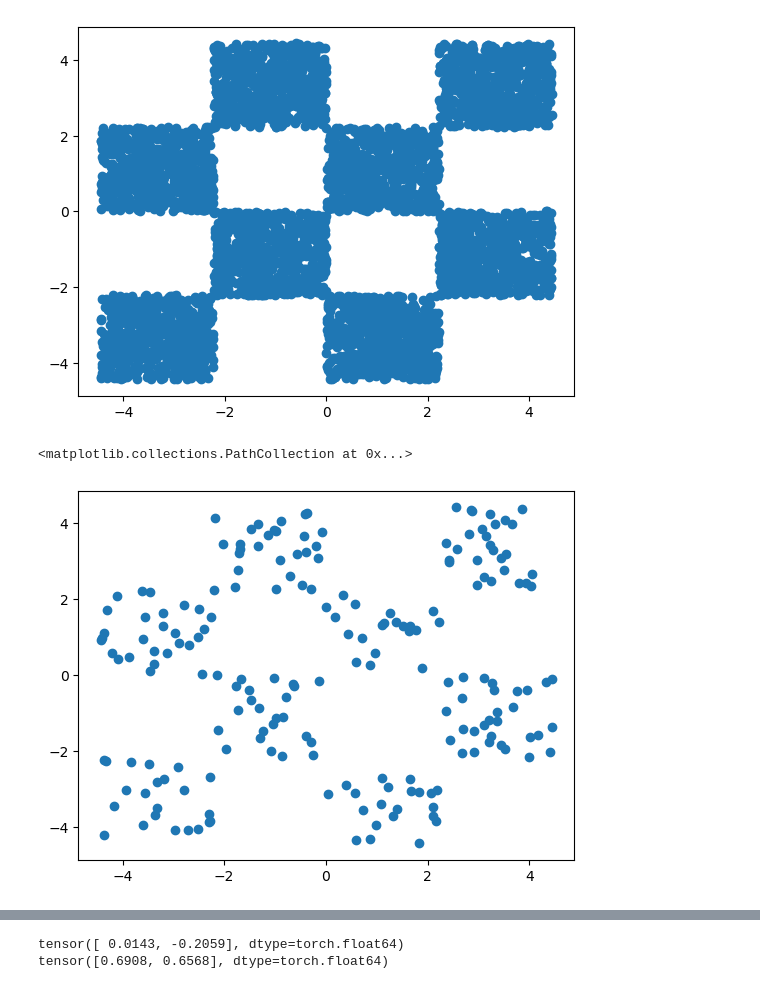
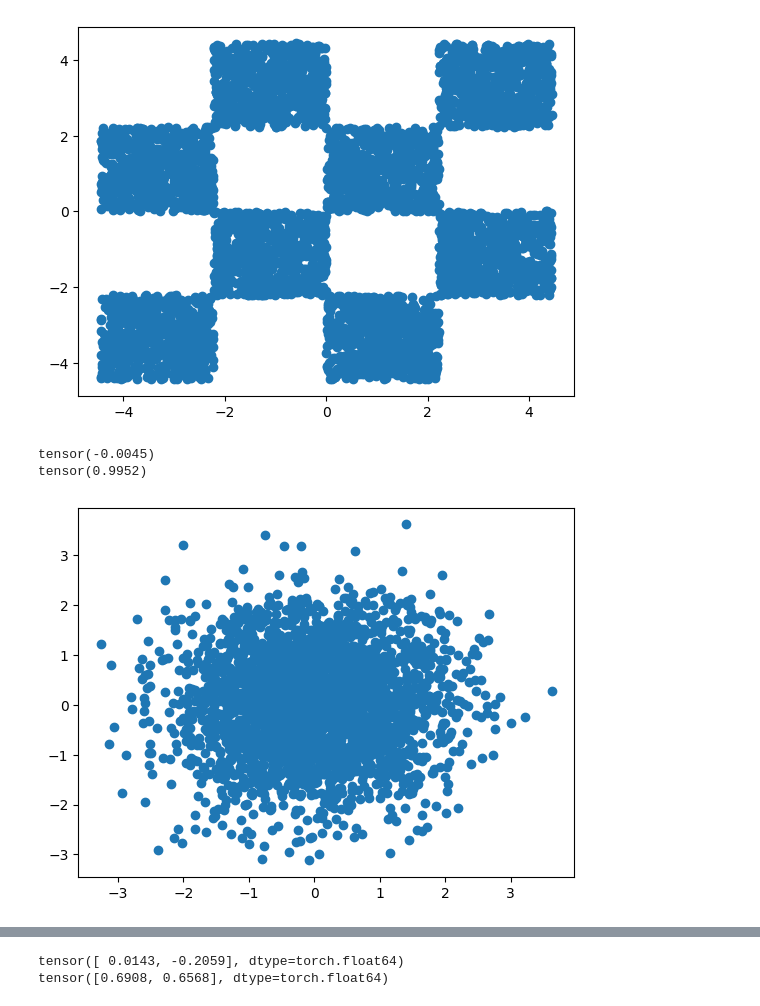
Before and after one commit to CHILLQQ/diffusion, a Jupyter notebook: Forward-process-visualization.ipynb, the cells around one changed output, grey strips where cells are left out. Cells and saved outputs as stored; diff of their text form; code cells hidden in the pictures.

```diff
--- a/Forward-process-visualization.ipynb
+++ b/Forward-process-visualization.ipynb
@@ -144,6 +144,14 @@ plt.scatter(dat[:,0],dat[:,1])
 <matplotlib.collections.PathCollection at 0x...>
 [figure]
 # %%
+x0 = inf_train_gen(3_000)
+mlp_model = MLP()
+model = DiffusionModel(80,mlp_model)
+_, _, xT = model.forward_process(x0, 80)
+plt.scatter(xT[:,0],xT[:,1])
+print(xT.mean())
+print(xT.std())
 # %% [output]
-<matplotlib.collections.PathCollection at 0x...>
+tensor(-0.0045)
+tensor(0.9952)
-[figure, old version]
+[figure, new version]
```
Also changed, not shown: parts of 2 cells of this notebook.
